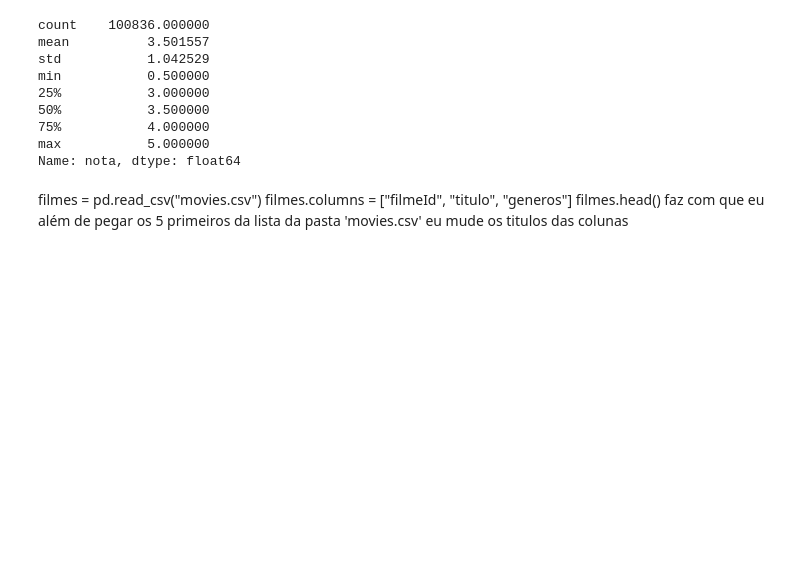
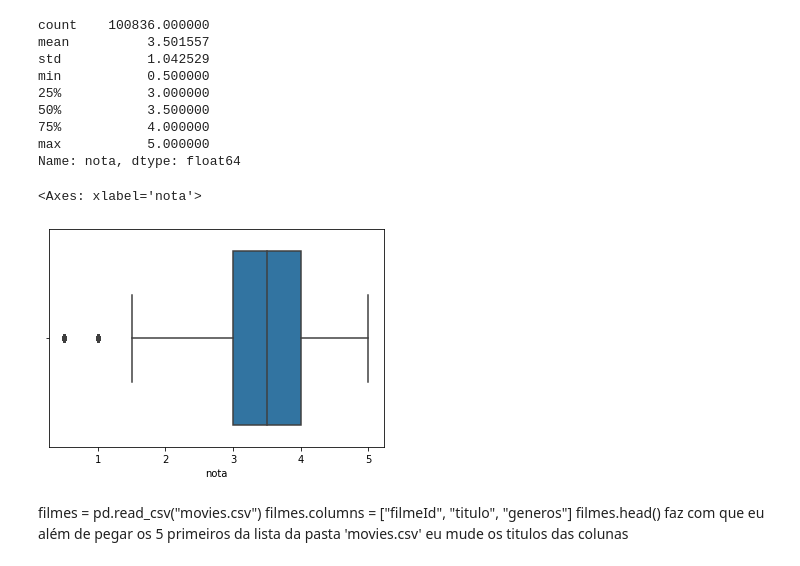
Before and after one commit to DavidWBis/DataScience, a Jupyter notebook: curso de Data Science analise e visualização de dados/Data Science.ipynb, the cells around one changed output. Saved outputs shown, nothing was run; the diff lists cells and outputs as text; code cells hidden in the pictures; blank space fills up the shorter version.

```diff
--- a/curso de Data Science analise e visualização de dados/Data Science.ipynb
+++ b/curso de Data Science analise e visualização de dados/Data Science.ipynb
@@ -143,6 +142,13 @@ min           0.500000
 75%           4.000000
 max           5.000000
 Name: nota, dtype: float64
+# %%
+import seaborn as sns
+
+sns.boxplot(notas.nota)
+# %% [output]
+<Axes: xlabel='nota'>
+[figure, added]
 # %% [markdown]
 filmes = pd.read_csv("movies.csv")
 filmes.columns = ["filmeId", "titulo", "generos"]
```
Also changed, not shown: parts of 8 cells of this notebook.
